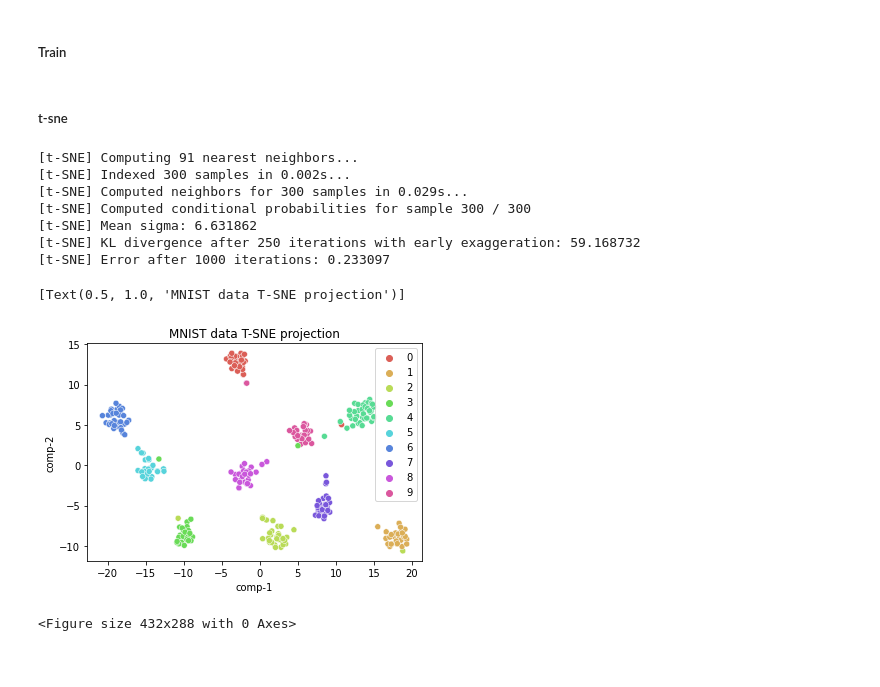
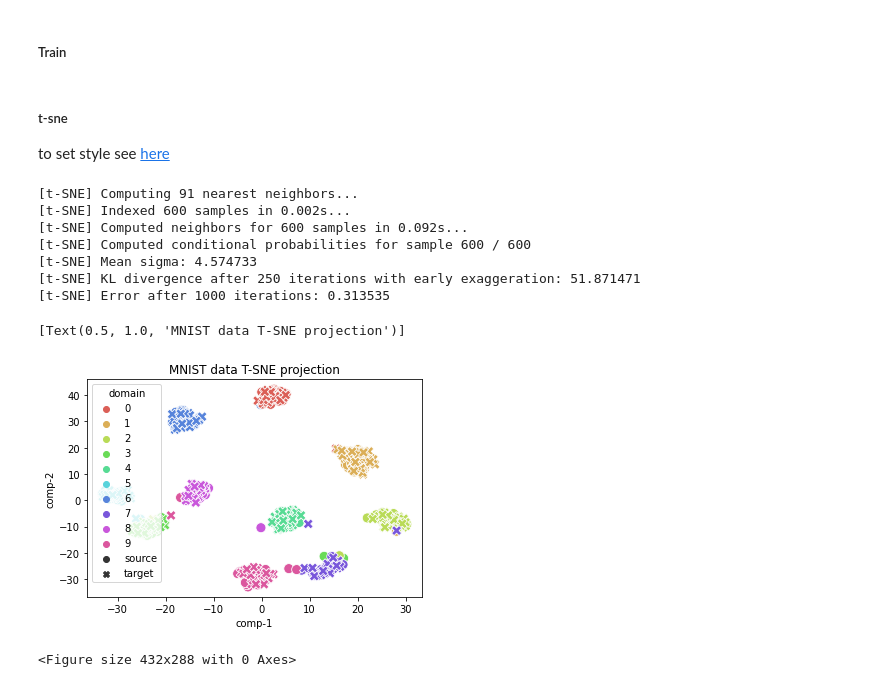
Before and after one commit to exitudio/research-ai, a Jupyter notebook: doc/t-sne2.ipynb, the cells around one changed output. Saved outputs shown, nothing was run; the diff lists cells and outputs as text; code cells hidden in the pictures.

```diff
--- a/doc/t-sne2.ipynb
+++ b/doc/t-sne2.ipynb
@@ -136,20 +138,23 @@ epoch: 0 train: 0.9563 test: 0.9864
 # %% [markdown]
 ##### Train
 # %%
-features = []
-labels = []
+features = None
+labels = None
 for images, _labels in train_ds:
     _, feature = model(images, training=False)
-    features.append(feature)
-    labels.append(_labels)
-features = tf.concat(features, axis=0)
-labels= tf.concat(labels, axis=0)
+    if features is None:
+        features = feature
+        labels = _labels
+    else:
+        features = tf.concat((features, feature), axis=0)
+        labels = tf.concat((labels, _labels), axis=0)
 # %%
-x = features[:300]
-y = labels[:300]
+x = features[:600]
+y = labels[:600]
 y = tf.argmax(y, axis=1)
-# %% [markdown]
-##### t-sne
+# %% [markdown]
+##### t-sne
+to set style see [here](https://seaborn.pydata.org/generated/seaborn.scatterplot.html)
 # %%
 tsne = TSNE(n_components=2, verbose=1, random_state=123)
 z = tsne.fit_transform(x)
@@ -158,20 +163,26 @@ df = pd.DataFrame()
 df["y"] = y
 df["comp-1"] = z[:,0]
 df["comp-2"] = z[:,1]
-
-sns.scatterplot(x="comp-1", y="comp-2", hue=df.y.tolist(),
-                palette=sns.color_palette("hls", 10),
-                data=df).set(title="MNIST data T-SNE projection")
+df["domain"] = np.concatenate((np.repeat('source', 300),
+                               np.repeat('target', 300)))
 # %% [output]
 [t-SNE] Computing 91 nearest neighbors...
-[t-SNE] Indexed 300 samples in 0.002s...
-[t-SNE] Computed neighbors for 300 samples in 0.029s...
-[t-SNE] Computed conditional probabilities for sample 300 / 300
-[t-SNE] Mean sigma: 6.631862
-[t-SNE] KL divergence after 250 iterations with early exaggeration: 59.168732
-[t-SNE] Error after 1000 iterations: 0.233097
+[t-SNE] Indexed 600 samples in 0.002s...
+[t-SNE] Computed neighbors for 600 samples in 0.092s...
+[t-SNE] Computed conditional probabilities for sample 600 / 600
+[t-SNE] Mean sigma: 4.574733
+[t-SNE] KL divergence after 250 iterations with early exaggeration: 51.871471
+[t-SNE] Error after 1000 iterations: 0.313535
-[Text(0.5, 1.0, 'MNIST data T-SNE projection')]
-[figure, removed]
+# %%
+sns.scatterplot(x="comp-1", y="comp-2", hue=df.y.tolist(),
+                palette=sns.color_palette("hls", 10),
+                style="domain",
+                markers = {"source": "o", "target": "X"},
+                s=100,
+                data=df).set(title="MNIST data T-SNE projection")
+# %% [output]
+[Text(0.5, 1.0, 'MNIST data T-SNE projection')]
+[figure, added]
 # %%
 plt.savefig('deletme.png')
 # %% [output]
```
Also changed, not shown: parts of 3 cells of this notebook.
